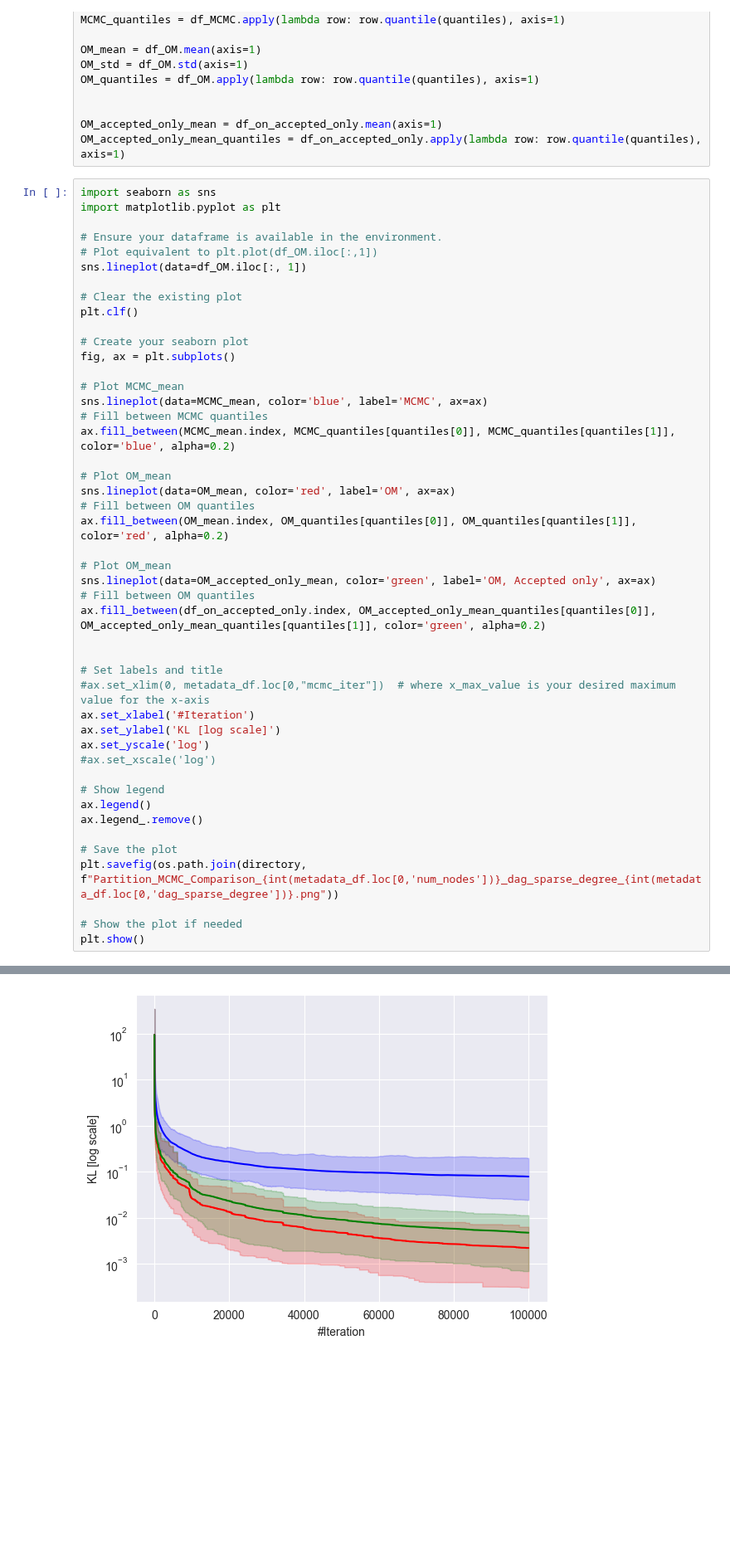
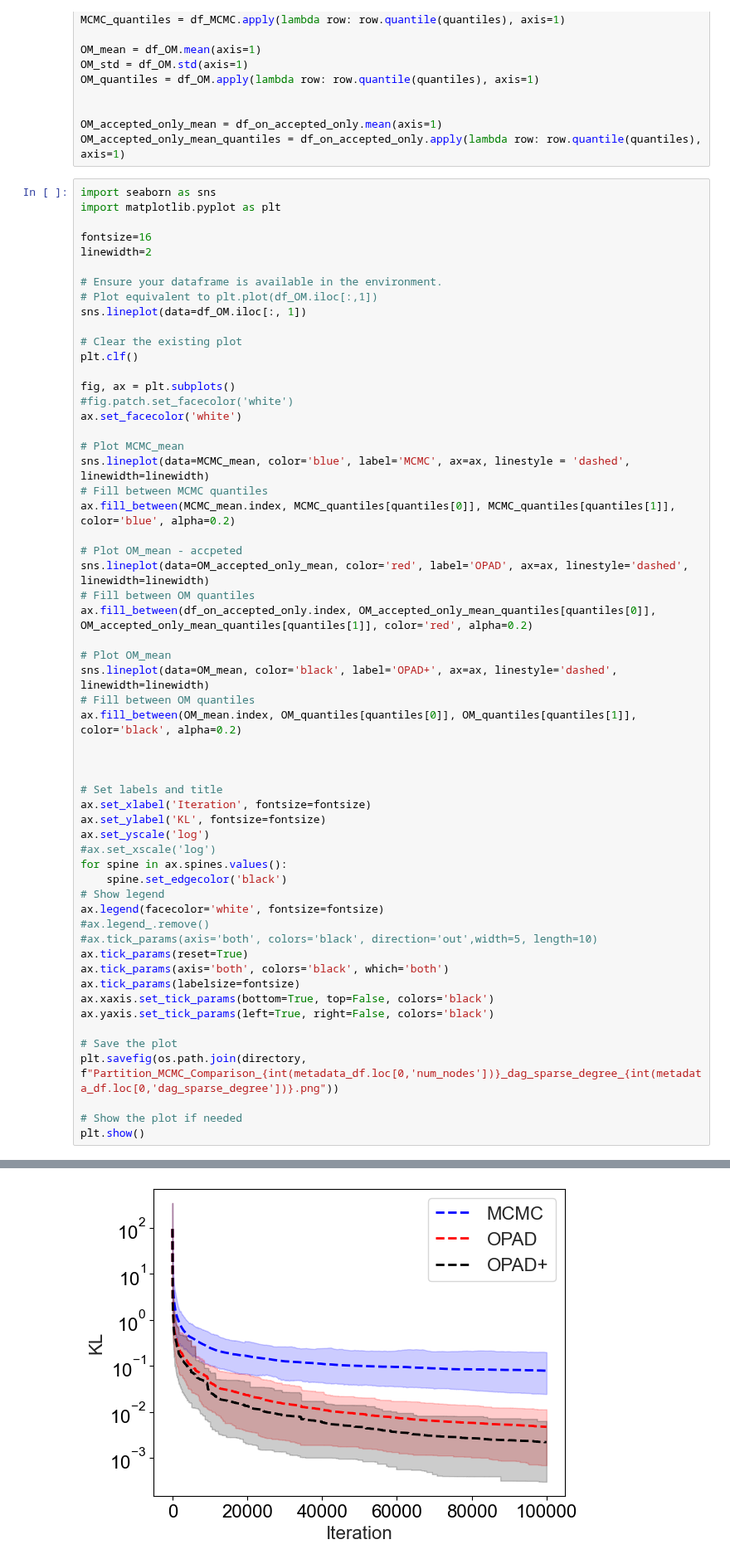
Before and after one commit to human-technology-institute/structure_learning, a Jupyter notebook: examples/om_results/OM_paritition_MCMC_plots.ipynb, the cells around one changed output, grey strips where cells are left out. Shown at 83% size. Saved outputs shown, nothing was run; the diff lists cells and outputs as text; blank space fills up the shorter version.

Commit message:
Partition and structurewith JS - fixing plots for paper

```diff
--- a/examples/om_results/OM_paritition_MCMC_plots.ipynb
+++ b/examples/om_results/OM_paritition_MCMC_plots.ipynb
@@ -56,52 +56,63 @@ OM_accepted_only_mean_quantiles = df_on_accepted_only.apply(lambda row: row.quan
 # %%
 import seaborn as sns
 import matplotlib.pyplot as plt
+
+fontsize=16
+linewidth=2
 
 # Ensure your dataframe is available in the environment.
 # Plot equivalent to plt.plot(df_OM.iloc[:,1])
 sns.lineplot(data=df_OM.iloc[:, 1])
 
 # Clear the existing plot
 plt.clf()
 
-# Create your seaborn plot
 fig, ax = plt.subplots()
+#fig.patch.set_facecolor('white')
+ax.set_facecolor('white')
 
 # Plot MCMC_mean
-sns.lineplot(data=MCMC_mean, color='blue', label='MCMC', ax=ax)
+sns.lineplot(data=MCMC_mean, color='blue', label='MCMC', ax=ax, linestyle = 'dashed', linewidth=linewidth)
 # Fill between MCMC quantiles
 ax.fill_between(MCMC_mean.index, MCMC_quantiles[quantiles[0]], MCMC_quantiles[quantiles[1]], color='blue', alpha=0.2)
 
-# Plot OM_mean
-sns.lineplot(data=OM_mean, color='red', label='OM', ax=ax)
+# Plot OM_mean - accpeted
+sns.lineplot(data=OM_accepted_only_mean, color='red', label='OPAD', ax=ax, linestyle='dashed', linewidth=linewidth)
 # Fill between OM quantiles
-ax.fill_between(OM_mean.index, OM_quantiles[quantiles[0]], OM_quantiles[quantiles[1]], color='red', alpha=0.2)
+ax.fill_between(df_on_accepted_only.index, OM_accepted_only_mean_quantiles[quantiles[0]], OM_accepted_only_mean_quantiles[quantiles[1]], color='red', alpha=0.2)
 
 # Plot OM_mean
-sns.lineplot(data=OM_accepted_only_mean, color='green', label='OM, Accepted only', ax=ax)
+sns.lineplot(data=OM_mean, color='black', label='OPAD+', ax=ax, linestyle='dashed', linewidth=linewidth)
 # Fill between OM quantiles
-ax.fill_between(df_on_accepted_only.index, OM_accepted_only_mean_quantiles[quantiles[0]], OM_accepted_only_mean_quantiles[quantiles[1]], color='green', alpha=0.2)
+ax.fill_between(OM_mean.index, OM_quantiles[quantiles[0]], OM_quantiles[quantiles[1]], color='black', alpha=0.2)
+
 
 
 # Set labels and title
-#ax.set_xlim(0, metadata_df.loc[0,"mcmc_iter"])  # where x_max_value is your desired maximum value for the x-axis
-ax.set_xlabel('#Iteration')
-ax.set_ylabel('KL [log scale]')
+ax.set_xlabel('Iteration', fontsize=fontsize)
+ax.set_ylabel('KL', fontsize=fontsize)
 ax.set_yscale('log')
 #ax.set_xscale('log')
-
+for spine in ax.spines.values():
+    spine.set_edgecolor('black')
 # Show legend
-ax.legend()
-ax.legend_.remove()
+ax.legend(facecolor='white', fontsize=fontsize)
+#ax.legend_.remove()
+#ax.tick_params(axis='both', colors='black', direction='out',width=5, length=10)
+ax.tick_params(reset=True)
+ax.tick_params(axis='both', colors='black', which='both')
+ax.tick_params(labelsize=fontsize)
+ax.xaxis.set_tick_params(bottom=True, top=False, colors='black')
+ax.yaxis.set_tick_params(left=True, right=False, colors='black')
 
 # Save the plot
 plt.savefig(os.path.join(directory, f"Partition_MCMC_Comparison_{int(metadata_df.loc[0,'num_nodes'])}_dag_sparse_degree_{int(metadata_df.loc[0,'dag_sparse_degree'])}.png"))
 
 # Show the plot if needed
 plt.show()
 # %% [output]
 <Figure size 640x480 with 0 Axes>
-[figure, old version]
+[figure, new version]
 # %%
 handles, labels = ax.get_legend_handles_labels()
 
```
Also changed, not shown: 1 other file.
